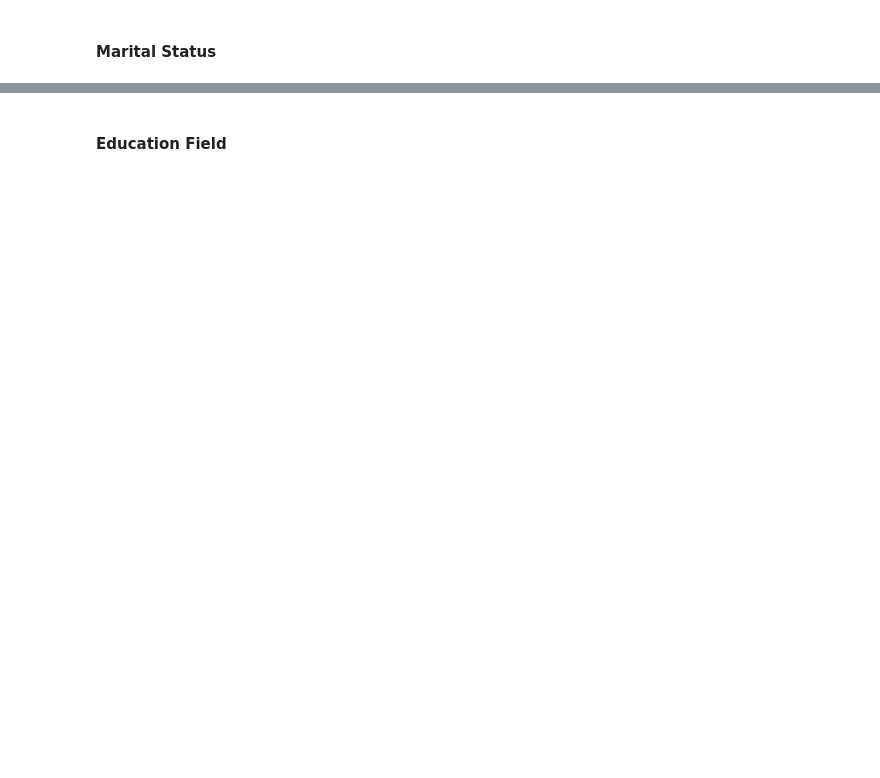
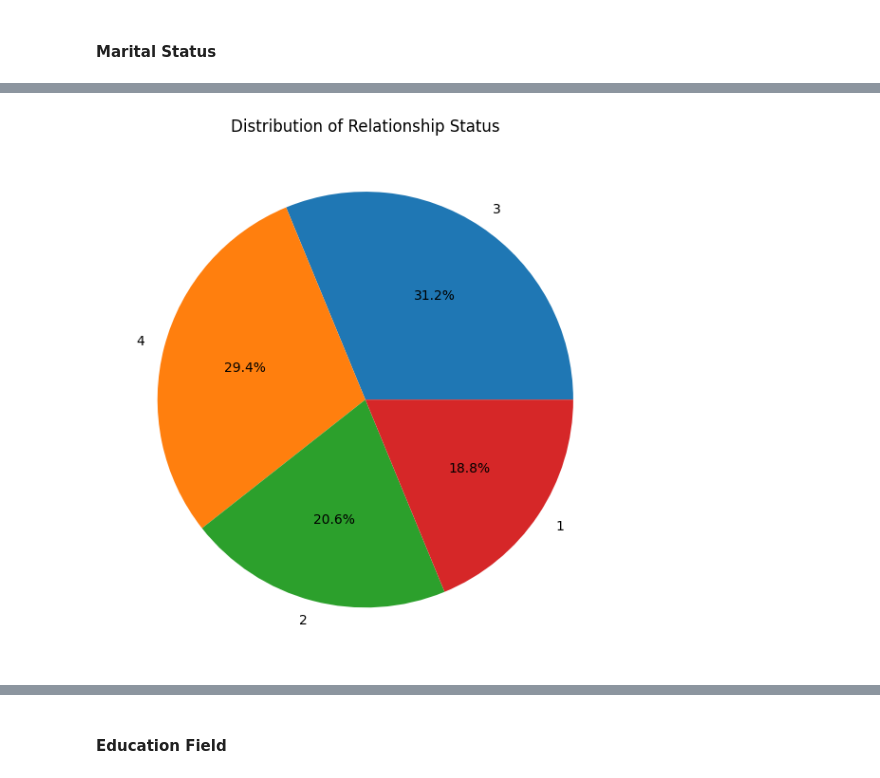
Before and after one commit to AabharanGupta/HR-Attrition-Dashboard, a Jupyter notebook: Project.ipynb, the cells around one changed output, grey strips where cells are left out. Saved outputs shown, nothing was run; the diff lists cells and outputs as text; code cells hidden in the pictures; blank space fills up the shorter version.

```diff
--- a/Project.ipynb
+++ b/Project.ipynb
@@ -359,0 +409,9 @@ This shows women are more likely to be a part of attrition
+# %%
+rs=df['RelationshipSatisfaction'].value_counts()
+plt.figure(figsize=(12,6))
+plt.pie(rs,labels=rs.index,autopct='%1.1f%%')
+plt.title('Distribution of Relationship Status')
+plt.tight_layout()
+plt.show()
+# %% [output]
+[figure, added]
```
Also changed, not shown: parts of 18 cells of this notebook.
